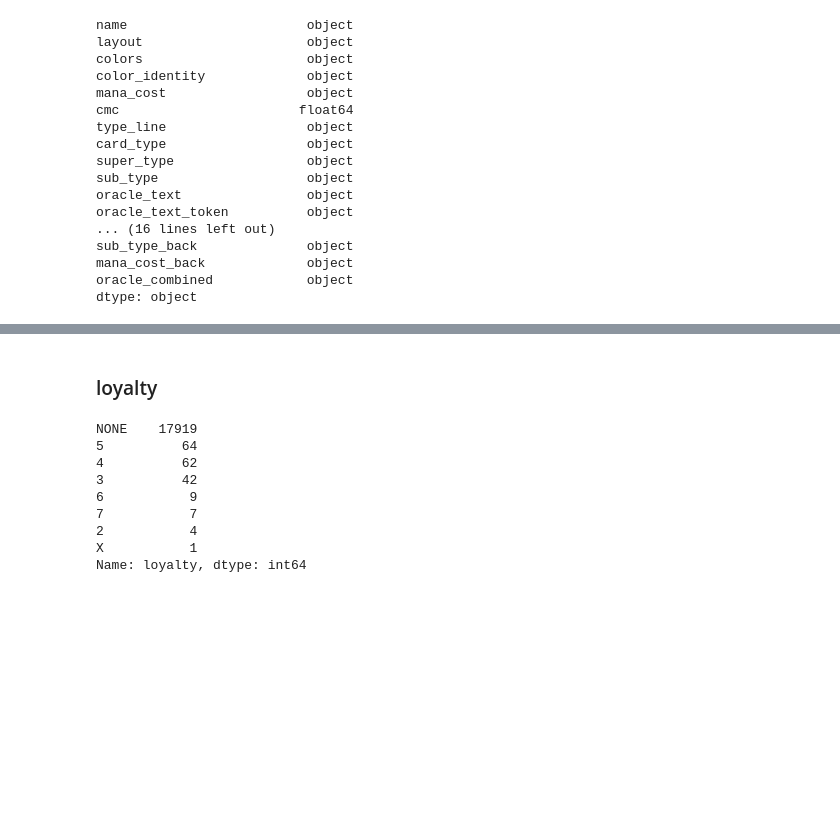
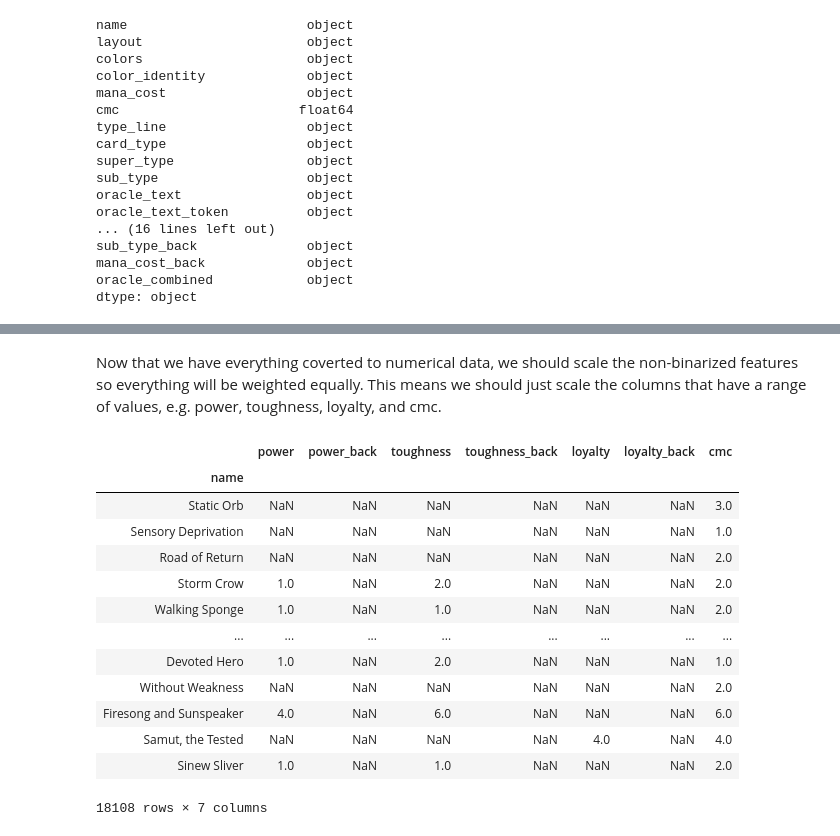
Before and after one commit to CreightonAshton/MTG_Recommender, a Jupyter notebook: Code/03-Recommender_system.ipynb, the cells around one changed output, grey strips where cells are left out. Saved outputs shown, nothing was run; the diff lists cells and outputs as text; code cells hidden in the pictures; blank space fills up the shorter version.

```diff
--- a/Code/03-Recommender_system.ipynb
+++ b/Code/03-Recommender_system.ipynb
@@ -333,34 +430,33 @@ rarities = ['common', 'uncommon', 'rare', 'mythic']
 t0 = time.time()
 counter = 0
 
-for index in converted_df.index:
+for counter, index in enumerate(converted_df.index):
     # colors
-    for color in range(len(wburg)):
-        converted_df.loc[index, 'colors_' + wburg[color]] = (wburg[color] in df.loc[index, 'colors']) * 1
-        converted_df.loc[index, 'color_identity_' + wburg[color]] = (wburg[color] in df.loc[index, 'color_identity']) * 1
+    for color in wburg:
+        converted_df.loc[index, 'colors_' + color] = (color in df.loc[index, 'colors']) * 1
+        converted_df.loc[index, 'color_identity_' + color] = (color in df.loc[index, 'color_identity']) * 1
 
     # card_types
-    for ctype in range(len(card_types)):
-        converted_df.loc[index, 'card_type_' + card_types[ctype]] = (card_types[ctype] in df.loc[index, 'card_type']) * 1
+    for ctype in card_types:
+        converted_df.loc[index, 'card_type_' + ctype] = (ctype in df.loc[index, 'card_type']) * 1
 
     # sub_types
-    for stype in range(len(subtypes)):
-        converted_df.loc[index, 'sub_type_' + subtypes[stype]] = (subtypes[stype] in df.loc[index, 'sub_type']) * 1
+    for stype in subtypes:
+        converted_df.loc[index, 'sub_type_' + stype] = (stype in df.loc[index, 'sub_type']) * 1
 
     # super_type
-    for st in range(len(super_types)):
-        converted_df.loc[index, 'super_type_' + super_types[st]] = (super_types[st] in df.loc[index, 'super_type']) * 1
+    for st in super_types:
+        converted_df.loc[index, 'super_type_' + st] = (st in df.loc[index, 'super_type']) * 1
 
     # legalities
-    for form in range(len(formats)):
-        converted_df.loc[index, 'legalities_' + formats[form]] = (formats[form] in df.loc[index, 'legalities']) * 1
+    for form in formats:
+        converted_df.loc[index, 'legalities_' + form] = (form in df.loc[index, 'legalities']) * 1
 
     # rarity
-    for r in range(len(rarities)):
-        converted_df.loc[index, 'rarity_' + rarities[r]] = (rarities[r] in df.loc[index, 'rarity']) * 1
+    for r in rarities:
+        converted_df.loc[index, 'rarity_' + r] = (r in df.loc[index, 'rarity']) * 1
 
     # progress checker
-    counter += 1
     if counter % 1000 == 0:
         print(f'Converted {counter} cards out of a total of {len(converted_df.index)}')
         print(f'mins: {(time.time() - t0)/60}')
@@ -430,14 +482,31 @@ Name: toughness, dtype: int64
-# %% [markdown]
-### loyalty
-# %%
-df['loyalty'].value_counts()
-# %% [output]
-NONE    17919
-5          64
-4          62
-3          42
-6           9
-7           7
-2           4
-X           1
-Name: loyalty, dtype: int64
+# %%
+# convert 'NONE's to np.NaN's so we can scale our data then impute all the NaNs
+converted_df = converted_df.replace('NONE', np.NaN)
+
+# convert those columns to numerical data
+converted_df['power_back'] = converted_df['power_back'].astype(float)
+converted_df['power'] = converted_df['power'].astype(float)
+converted_df['toughness'] = converted_df['toughness'].astype(float)
+converted_df['toughness_back'] = converted_df['toughness_back'].astype(float)
+converted_df['loyalty'] = converted_df['loyalty'].astype(float)
+converted_df['loyalty_back'] = converted_df['loyalty_back'].astype(float)
+# %% [markdown]
+Now that we have everything coverted to numerical data, we should scale the non-binarized features so everything will be weighted equally. This means we should just scale the columns that have a range of values, e.g. power, toughness, loyalty, and cmc.
+# %%
+range_col_list = ['power', 'power_back', 'toughness', 'toughness_back', 'loyalty', 'loyalty_back', 'cmc']
+converted_df[range_col_list]
+# %% [output]
+|  | power | power_back | toughness | toughness_back | loyalty | loyalty_back | cmc |
+| name |  |  |  |  |  |  |  |
+| Static Orb | NaN | NaN | NaN | NaN | NaN | NaN | 3.0 |
+| Sensory Deprivation | NaN | NaN | NaN | NaN | NaN | NaN | 1.0 |
+| Road of Return | NaN | NaN | NaN | NaN | NaN | NaN | 2.0 |
+| Storm Crow | 1.0 | NaN | 2.0 | NaN | NaN | NaN | 2.0 |
+| Walking Sponge | 1.0 | NaN | 1.0 | NaN | NaN | NaN | 2.0 |
+| ... | ... | ... | ... | ... | ... | ... | ... |
+| Devoted Hero | 1.0 | NaN | 2.0 | NaN | NaN | NaN | 1.0 |
+| Without Weakness | NaN | NaN | NaN | NaN | NaN | NaN | 2.0 |
+| Firesong and Sunspeaker | 4.0 | NaN | 6.0 | NaN | NaN | NaN | 6.0 |
+| Samut, the Tested | NaN | NaN | NaN | NaN | 4.0 | NaN | 4.0 |
+| Sinew Sliver | 1.0 | NaN | 1.0 | NaN | NaN | NaN | 2.0 |
+18108 rows × 7 columns
```
Also changed, not shown: parts of 51 cells of this notebook, 1 other file.
